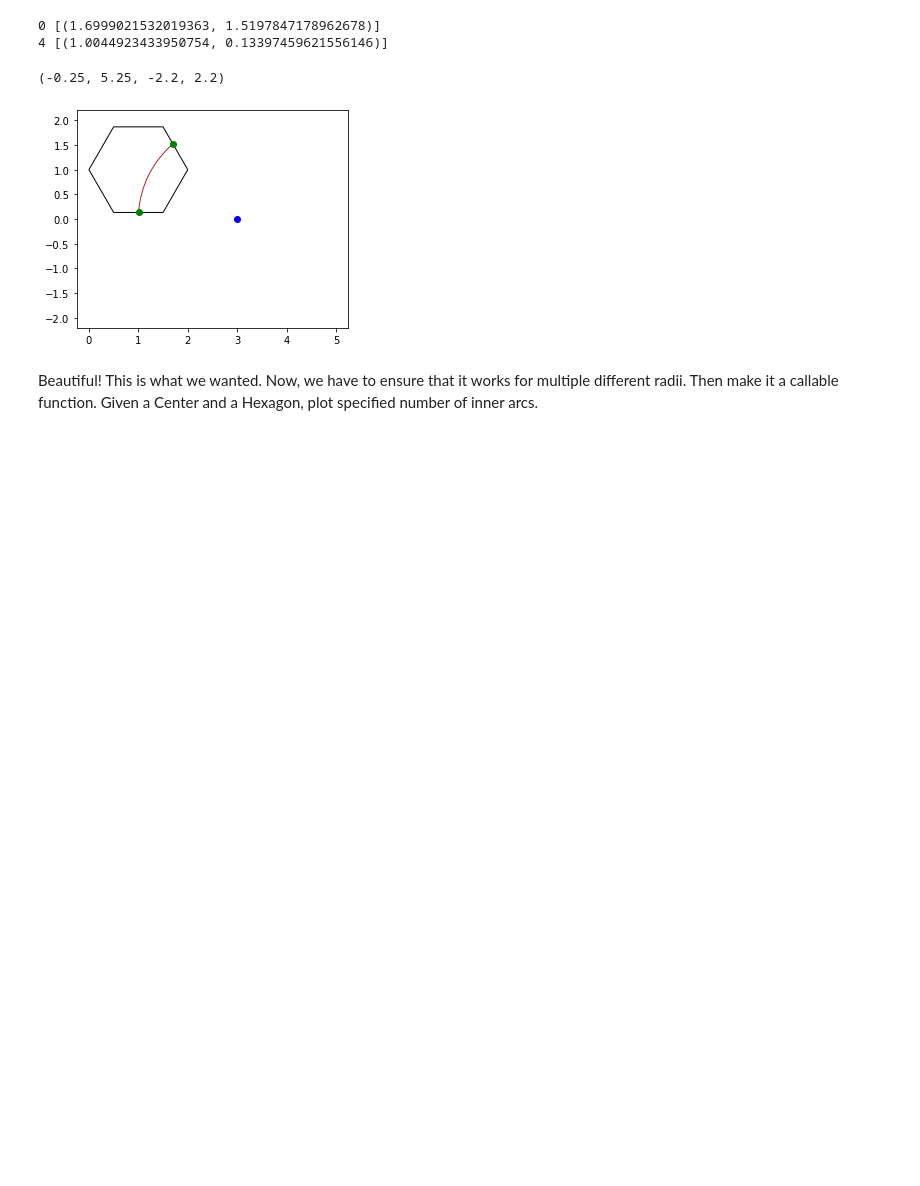
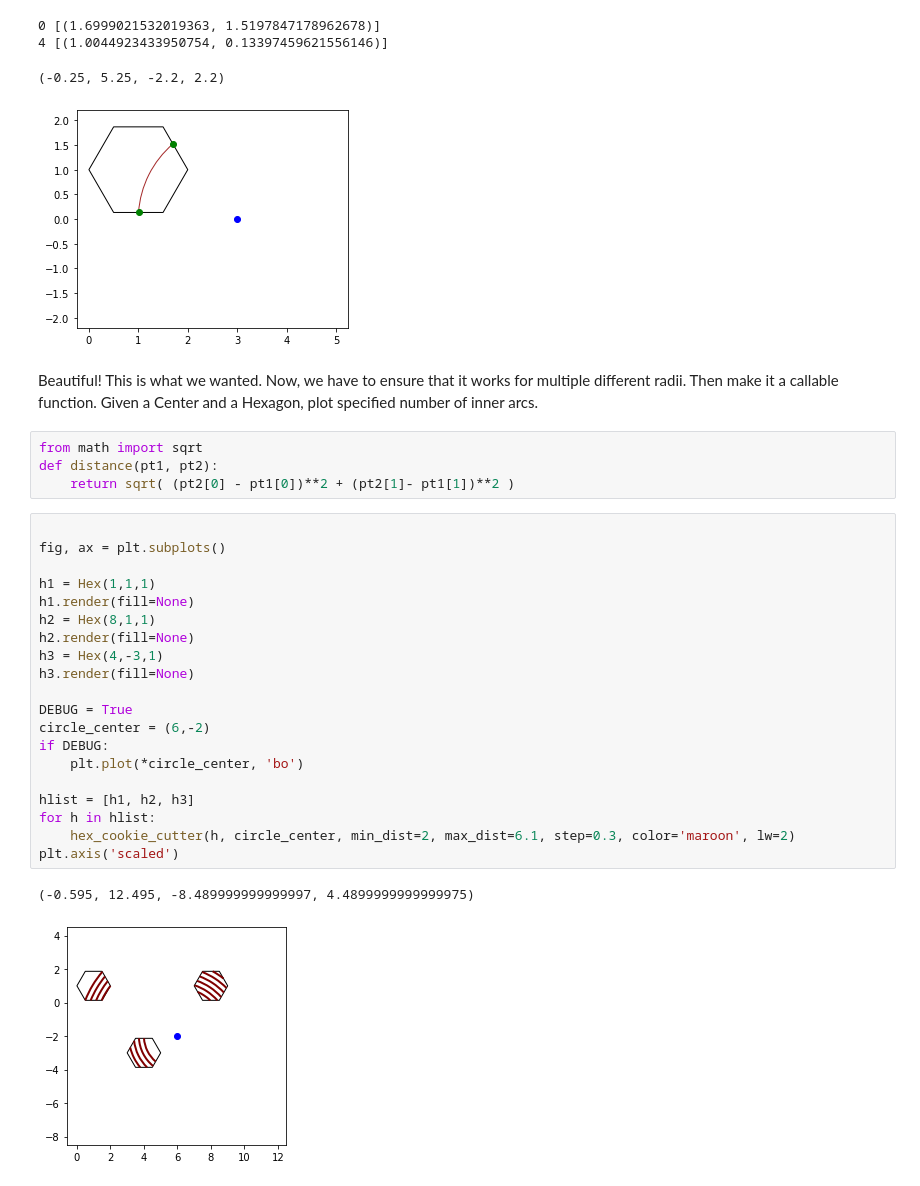
Before and after one commit to Ram-N/hexagons, a Jupyter notebook: 17.0_Example_Arcs_implying_Hexagons.ipynb, the cells around one changed output. Saved outputs shown, nothing was run; the diff lists cells and outputs as text; blank space fills up the shorter version.

```diff
--- a/17.0_Example_Arcs_implying_Hexagons.ipynb
+++ b/17.0_Example_Arcs_implying_Hexagons.ipynb
@@ -269,3 +272,30 @@ plt.axis('scaled')
 # %% [markdown]
 Beautiful! This is what we wanted. Now, we have to ensure that it works for multiple different radii.
 Then make it a callable function. Given a Center and a Hexagon, plot specified number of inner arcs.
+# %%
+from math import sqrt
+def distance(pt1, pt2):
+    return sqrt( (pt2[0] - pt1[0])**2 + (pt2[1]- pt1[1])**2 )
+# %%
+
+fig, ax = plt.subplots()
+
+h1 = Hex(1,1,1)
+h1.render(fill=None)
+h2 = Hex(8,1,1)
+h2.render(fill=None)
+h3 = Hex(4,-3,1)
+h3.render(fill=None)
+
+DEBUG = True
+circle_center = (6,-2)
+if DEBUG:
+    plt.plot(*circle_center, 'bo')
+
+hlist = [h1, h2, h3]
+for h in hlist:
+    hex_cookie_cutter(h, circle_center, min_dist=2, max_dist=6.1, step=0.3, color='maroon', lw=2)
+plt.axis('scaled')
+# %% [output]
+(-0.595, 12.495, -8.489999999999997, 4.4899999999999975)
+[figure, added]
```
Also changed, not shown: parts of 16 cells of this notebook, 4 other files.
